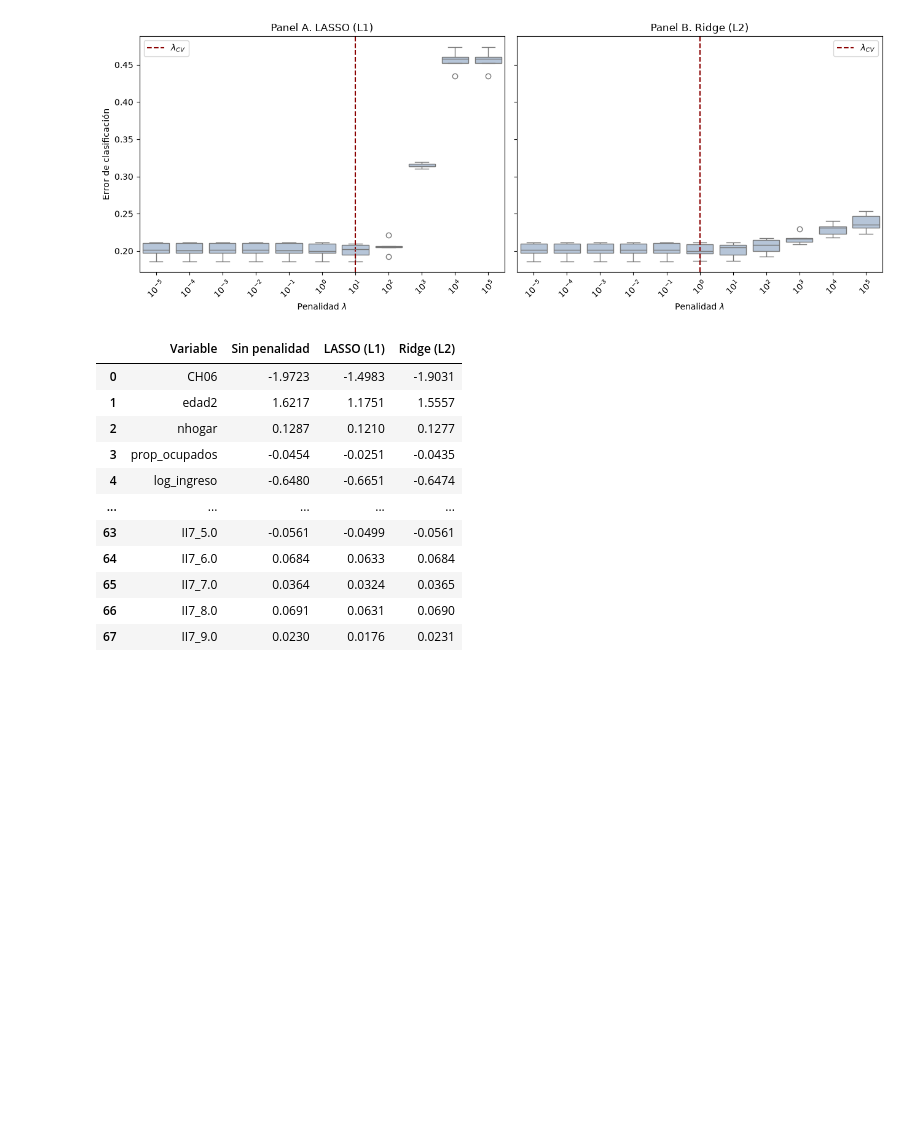
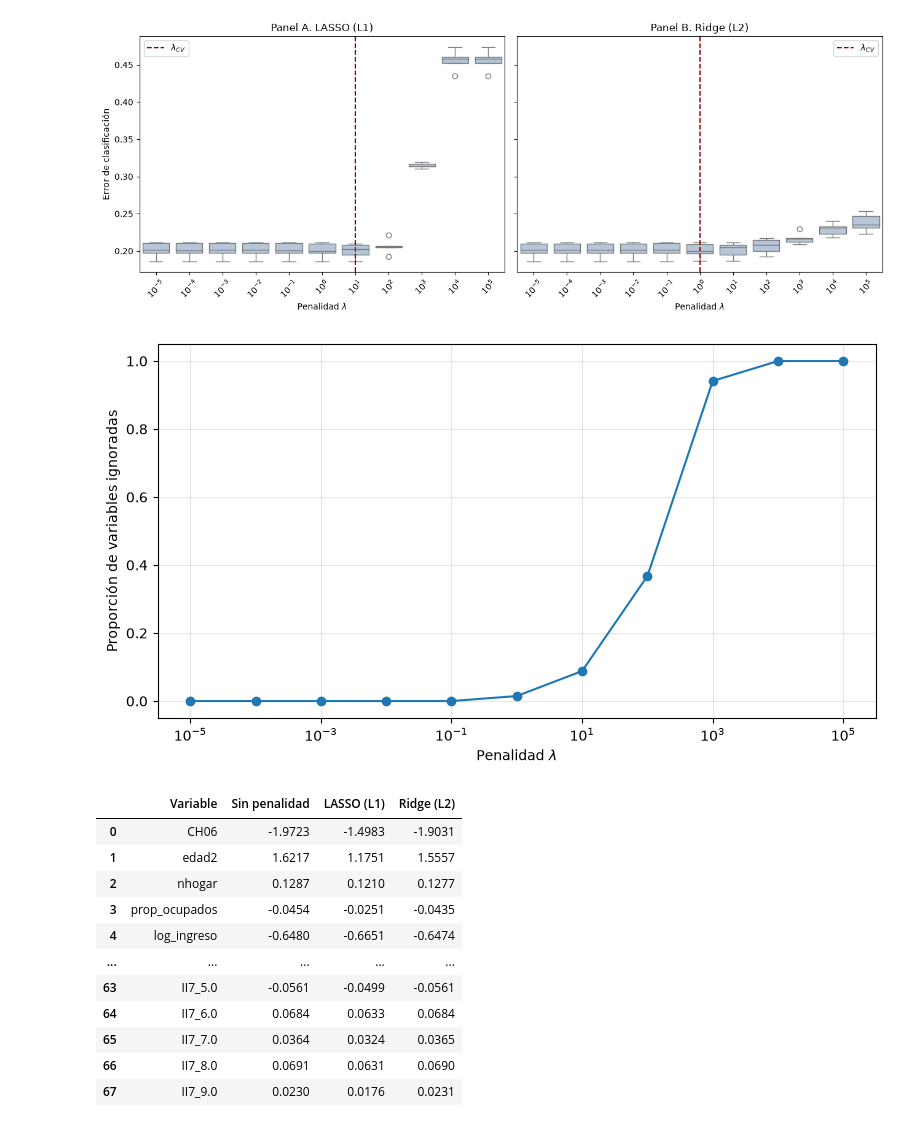
Before and after one commit to alvaro-antequera/PE1333_Grupo8, a Jupyter notebook: TP_02/Programs/Parte_I.ipynb, the cells around one changed output. Cells and saved outputs as stored; diff of their text form; code cells hidden in the pictures; blank space fills up the shorter version.

Commit message:
Parte I (actualización para latex)

```diff
--- a/TP_02/Programs/Parte_I.ipynb
+++ b/TP_02/Programs/Parte_I.ipynb
@@ -450,6 +450,49 @@ fig.savefig(
 plt.show()
 # %% [output]
 [figure]
+# %%
+
+# ============================================================
+# PARTE I - INCISO 2 (OPCIONAL)
+# Proporción de variables ignoradas por LASSO
+# ============================================================
+
+# Calculamos la proporción de coeficientes iguales a cero.
+prop_ceros = np.mean(coefs_lasso == 0, axis=1)
+
+# Generamos el gráfico de puntos conectados.
+fig, ax = plt.subplots(figsize=(8, 4.5))
+
+ax.plot(
+    lambdas,
+    prop_ceros,
+    marker="o",
+    linewidth=1.5
+)
+
+ax.set_xscale("log")
+ax.set_xlabel(r"Penalidad $\lambda$")
+ax.set_ylabel("Proporción de variables ignoradas")
+ax.set_ylim(-0.05, 1.05)
+ax.grid(alpha=0.3)
+
+plt.tight_layout()
+
+# Exportación automática.
+fig.savefig(
+    carpeta_output / "proporcion_variables_lasso.pdf",
+    bbox_inches="tight"
+)
+
+fig.savefig(
+    carpeta_output / "proporcion_variables_lasso.png",
+    dpi=200,
+    bbox_inches="tight"
+)
+
+plt.show()
+# %% [output]
+[figure, added]
 # %%
 
 # ============================================================
```
Also changed, not shown: parts of 1 cell of this notebook, 6 other files.
